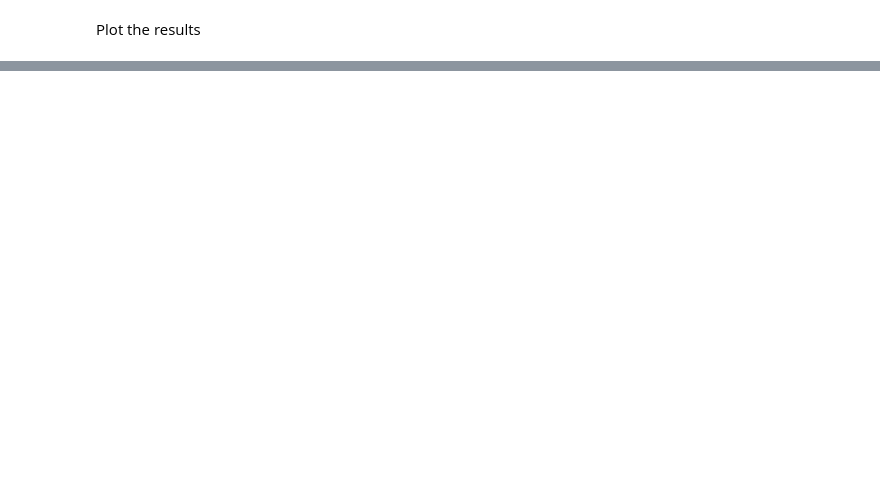
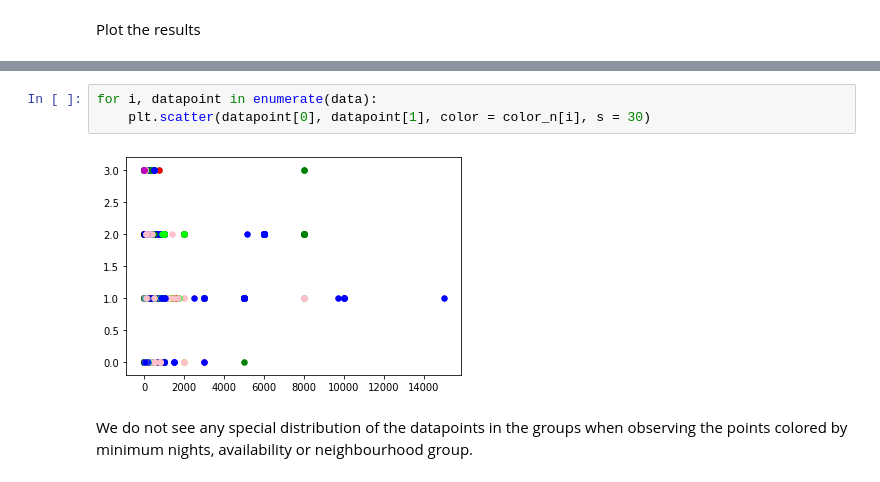
Before and after one commit to Argonvi/AST, a Jupyter notebook: WeeklyAssignment4.ipynb, the cells around one changed output, grey strips where cells are left out. Drawn from its saved outputs; the diff is of its cells as text; blank space fills up the shorter version.

```diff
--- a/WeeklyAssignment4.ipynb
+++ b/WeeklyAssignment4.ipynb
@@ -238,0 +282,7 @@ for classification in km.classes:
+# %%
+for i, datapoint in enumerate(data):
+    plt.scatter(datapoint[0], datapoint[1], color = color_n[i], s = 30)
+# %% [output]
+[figure, added]
+# %% [markdown]
+We do not see any special distribution of the datapoints in the groups when observing the points colored by minimum nights, availability or neighbourhood group.
```
Also changed, not shown: parts of 11 cells of this notebook.
